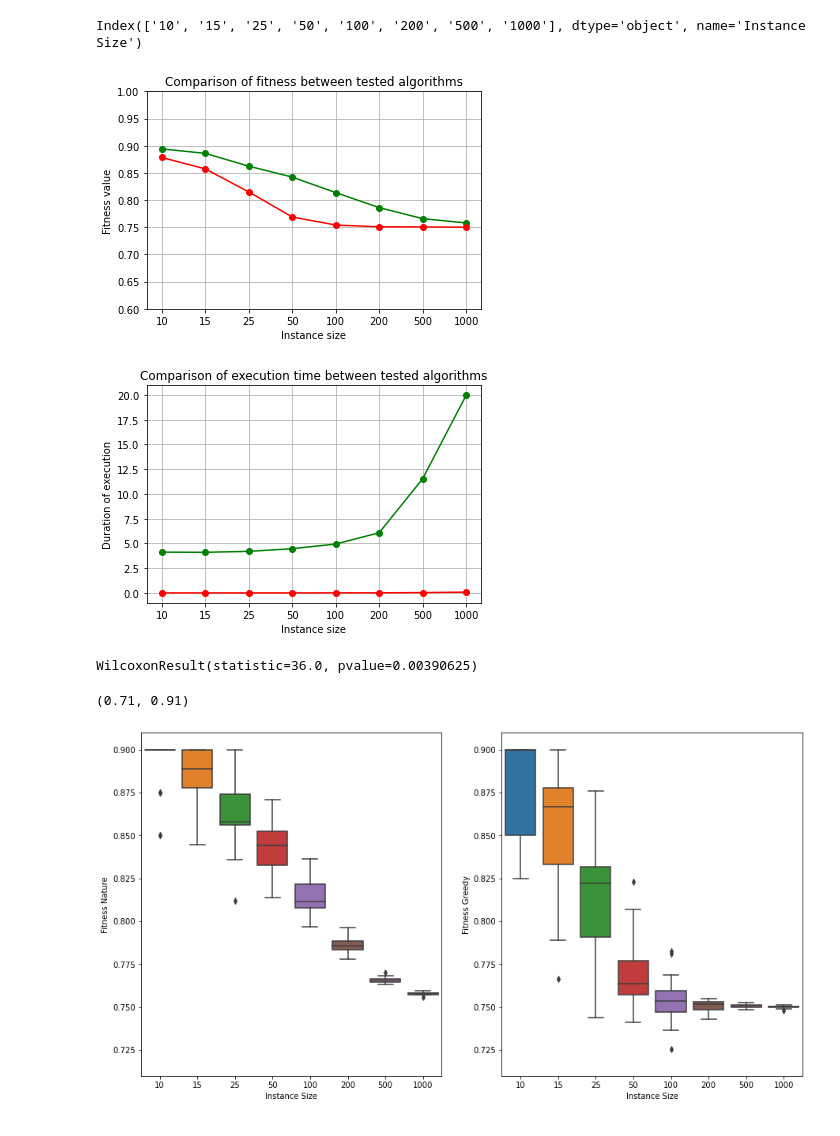
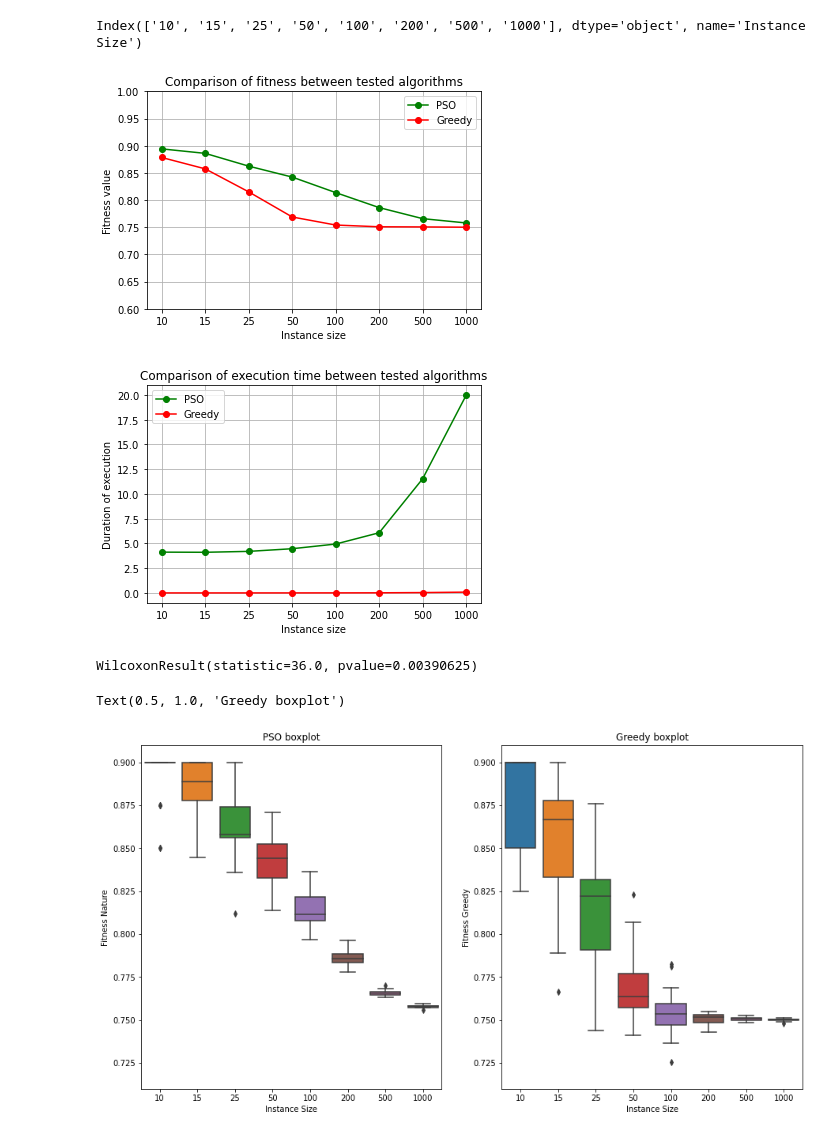
Before and after one commit to kowalik-lukasz/nature-inspired-algorithms, a Jupyter notebook: experiment-data-analysis.ipynb, the cells around one changed output. Drawn from its saved outputs; the diff is of its cells as text; code cells hidden in the pictures.

Commit message:
Enhance experiment analysis graphs with legends and titles

```diff
--- a/experiment-data-analysis.ipynb
+++ b/experiment-data-analysis.ipynb
@@ -130,25 +130,24 @@ Index(['10', '15', '25', '50', '100', '200', '500', '1000'], dtype='object', nam
 # %%
 plt.plot(comparative_mean.index.map(str), comparative_mean['Fitness Nature'], marker='o', color='green')
 plt.plot(comparative_mean.index.map(str), comparative_mean['Fitness Greedy'], marker='o', color='red')
+plt.legend(['PSO', 'Greedy'])
 plt.title('Comparison of fitness between tested algorithms')
-# plt.xlim(0, 8.1)
 plt.ylim(0.6, 1.0)
 plt.xlabel('Instance size')
 plt.ylabel('Fitness value')
 plt.grid()
 # %% [output]
-[figure, old version]
+[figure, new version]
 # %%
 plt.plot(comparative_mean.index.map(str), comparative_mean['Time Nature'], marker='o', color='green')
 plt.plot(comparative_mean.index.map(str), comparative_mean['Time Greedy'], marker='o', color='red')
 plt.title('Comparison of execution time between tested algorithms')
-# plt.xlim(0, 8.1)
-# plt.ylim(0.6, 1.0)
+plt.legend(['PSO', 'Greedy'])
 plt.xlabel('Instance size')
 plt.ylabel('Duration of execution')
 plt.grid()
 # %% [output]
-[figure, old version]
+[figure, new version]
 # %%
 t_value, p_value = wilcoxon(comparative_mean['Fitness Nature'], comparative_mean['Fitness Greedy'], alternative='greater')
 # %%
@@ -158,9 +157,11 @@ WilcoxonResult(statistic=36.0, pvalue=0.00390625)
 # %%
 sig, axs = plt.subplots(1, 2, figsize=(15,8))
 sns.boxplot(x='Instance Size', y='Fitness Nature', data=comparative[['Instance Size', 'Fitness Nature']], orient='v', ax=axs[0])
 sns.boxplot(x='Instance Size', y='Fitness Greedy', data=comparative[['Instance Size', 'Fitness Greedy']], orient='v', ax=axs[1])
 axs[0].set_ylim(0.71, 0.91)
 axs[1].set_ylim(0.71, 0.91)
+axs[0].set_title('PSO boxplot')
+axs[1].set_title('Greedy boxplot')
 # %% [output]
-(0.71, 0.91)
+Text(0.5, 1.0, 'Greedy boxplot')
-[figure, old version]
+[figure, new version]
```
